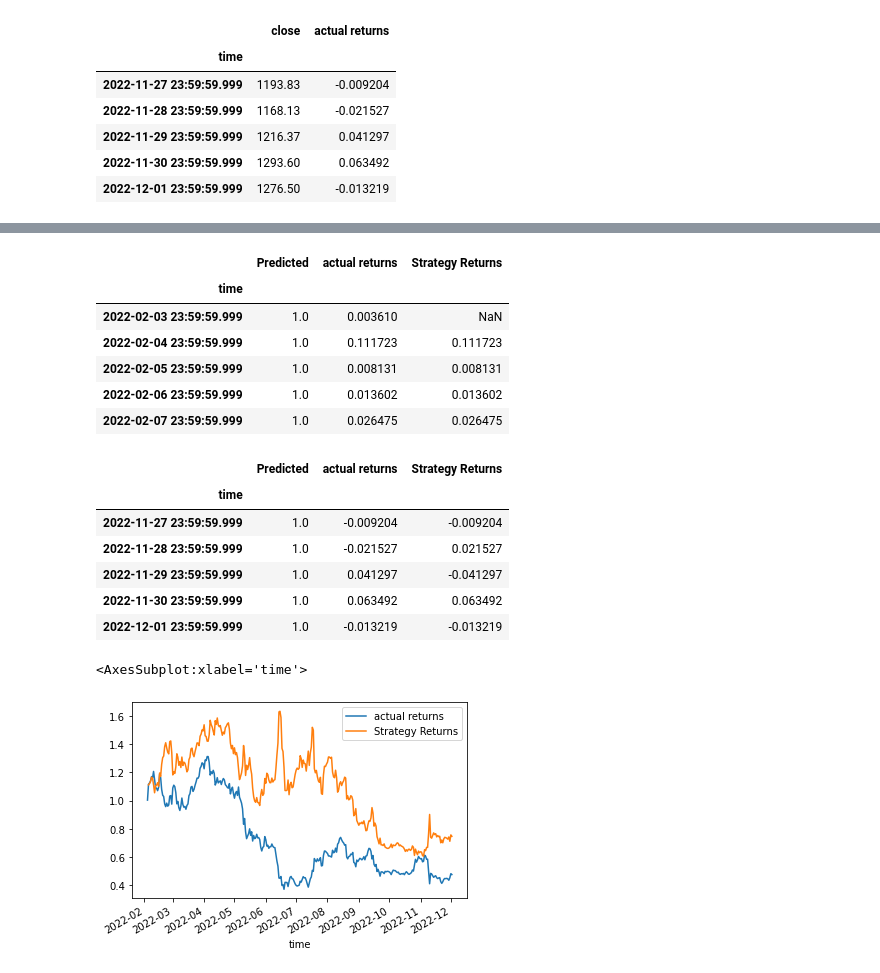
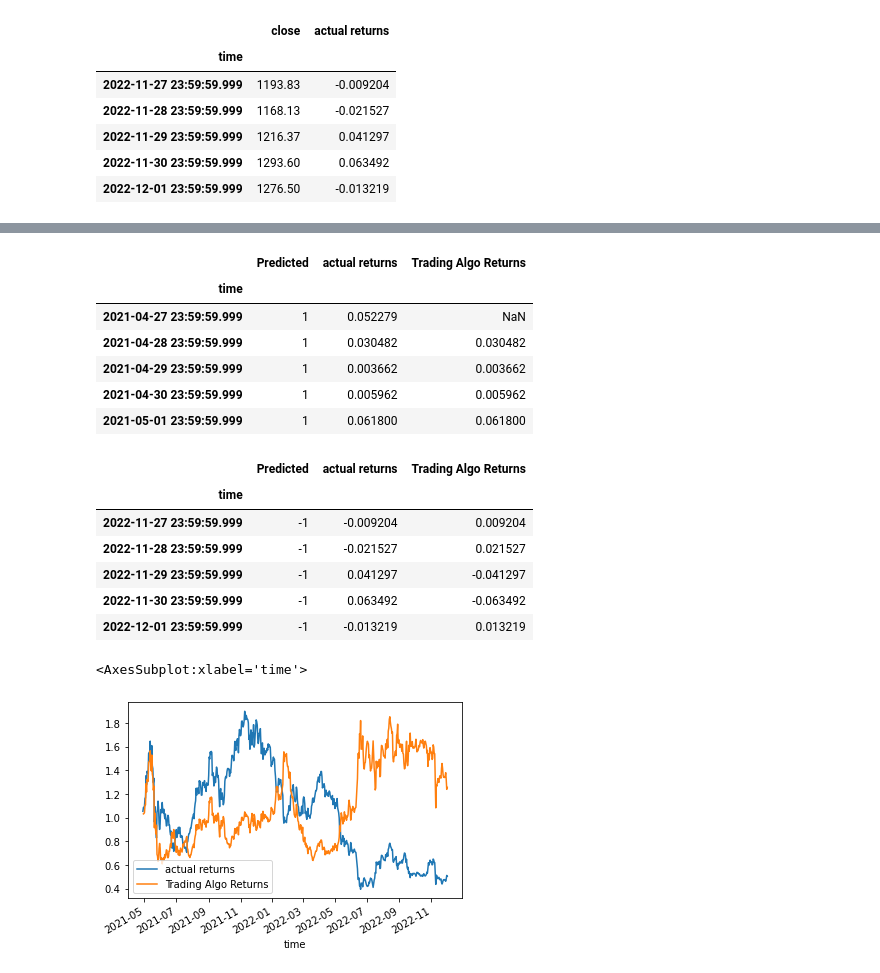
Before and after one commit to jdonnelly0804/project-2, a Jupyter notebook: justin.ipynb, the cells around one changed output, grey strips where cells are left out. Saved outputs shown, nothing was run; the diff lists cells and outputs as text; code cells hidden in the pictures.

```diff
--- a/justin.ipynb
+++ b/justin.ipynb
@@ -215,5 +238,5 @@ display(signals_df.tail())
 # %%
-X = signals_df[['RSI', 'IFT-RSI']].shift().dropna()
+X = signals_df[['RSI']].shift().dropna()
 
 y = signals_df['Signal']
 
@@ -238,7 +262,7 @@ from sklearn.preprocessing import StandardScaler
 from pandas.tseries.offsets import DateOffset
 from sklearn.metrics import classification_report
 # %%
-training_end = X.index.min() + DateOffset(months=24)
+training_end = X.index.min() + DateOffset(months=12)
 
 # Display the training end date
 print(training_end)
@@ -262,7 +286,7 @@ X_train.head()
 # %%
 # Generate the X_test and y_test DataFrames
-X_test = X.loc[training_end+DateOffset(months=4):]
-y_test = y.loc[training_end+DateOffset(months=4):]
+X_test = X.loc[training_end+DateOffset(months=6):]
+y_test = y.loc[training_end+DateOffset(months=6):]
 
 # Review the X_test DataFrame
 X_train.head()
@@ -343,28 +366,28 @@ predictions_df['Predicted'] = lr_pred
 predictions_df['actual returns'] = signals_df['actual returns']
 
 # Add the strategy returns to the DataFrame
-predictions_df['Strategy Returns'] = signals_df['Strategy Returns'] * predictions_df['Predicted'].shift()
+predictions_df['Trading Algo Returns'] = signals_df['actual returns'] * predictions_df['Predicted'].shift()
 
 # Review the DataFrame
 display(predictions_df.head())
 display(predictions_df.tail())
 # %% [output]
-|  | Predicted | actual returns | Strategy Returns |
+|  | Predicted | actual returns | Trading Algo Returns |
 | time |  |  |  |
-| 2022-02-03 23:59:59.999 | 1.0 | 0.003610 | NaN |
-| 2022-02-04 23:59:59.999 | 1.0 | 0.111723 | 0.111723 |
-| 2022-02-05 23:59:59.999 | 1.0 | 0.008131 | 0.008131 |
-| 2022-02-06 23:59:59.999 | 1.0 | 0.013602 | 0.013602 |
-| 2022-02-07 23:59:59.999 | 1.0 | 0.026475 | 0.026475 |
+| 2021-04-27 23:59:59.999 | 1 | 0.052279 | NaN |
+| 2021-04-28 23:59:59.999 | 1 | 0.030482 | 0.030482 |
+| 2021-04-29 23:59:59.999 | 1 | 0.003662 | 0.003662 |
+| 2021-04-30 23:59:59.999 | 1 | 0.005962 | 0.005962 |
+| 2021-05-01 23:59:59.999 | 1 | 0.061800 | 0.061800 |
-|  | Predicted | actual returns | Strategy Returns |
+|  | Predicted | actual returns | Trading Algo Returns |
 | time |  |  |  |
-| 2022-11-27 23:59:59.999 | 1.0 | -0.009204 | -0.009204 |
-| 2022-11-28 23:59:59.999 | 1.0 | -0.021527 | 0.021527 |
-| 2022-11-29 23:59:59.999 | 1.0 | 0.041297 | -0.041297 |
-| 2022-11-30 23:59:59.999 | 1.0 | 0.063492 | 0.063492 |
-| 2022-12-01 23:59:59.999 | 1.0 | -0.013219 | -0.013219 |
+| 2022-11-27 23:59:59.999 | -1 | -0.009204 | 0.009204 |
+| 2022-11-28 23:59:59.999 | -1 | -0.021527 | 0.021527 |
+| 2022-11-29 23:59:59.999 | -1 | 0.041297 | -0.041297 |
+| 2022-11-30 23:59:59.999 | -1 | 0.063492 | -0.063492 |
+| 2022-12-01 23:59:59.999 | -1 | -0.013219 | 0.013219 |
 # %%
-(1 + predictions_df[["actual returns", "Strategy Returns"]]).cumprod().plot()
+(1 + predictions_df[["actual returns", "Trading Algo Returns"]]).cumprod().plot()
 # %% [output]
 <AxesSubplot:xlabel='time'>
-[figure, old version]
+[figure, new version]
```
Also changed, not shown: parts of 20 cells of this notebook, 1 other file.
